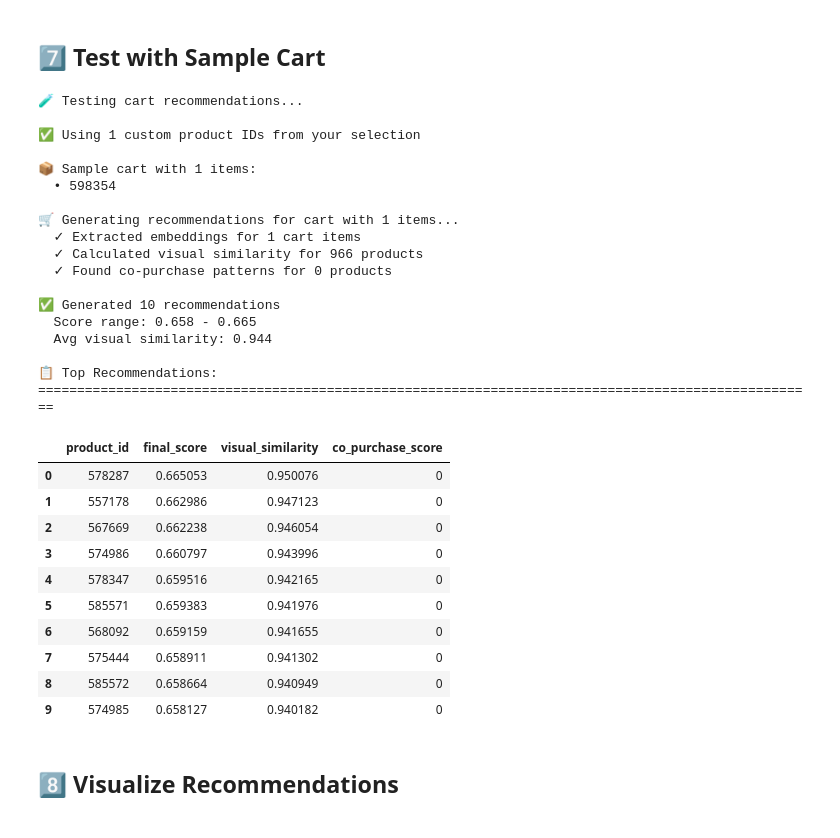
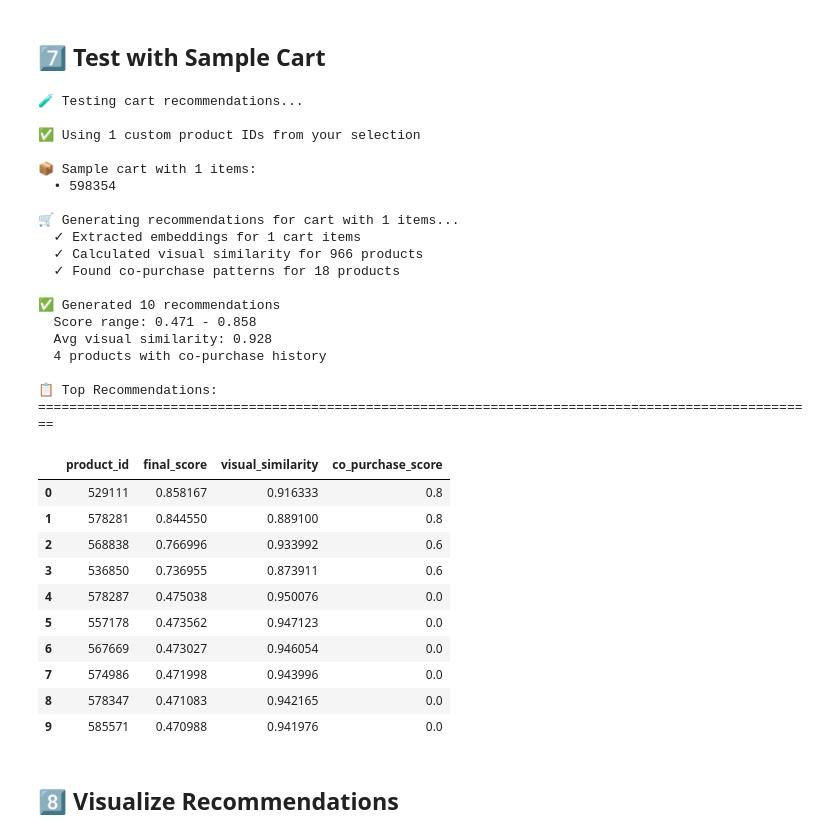
Before and after one commit to bschelling/test, a Jupyter notebook: cart_recommendations.ipynb, the cells around one changed output. Drawn from its saved outputs; the diff is of its cells as text; code cells hidden in the pictures.

```diff
--- a/cart_recommendations.ipynb
+++ b/cart_recommendations.ipynb
@@ -20,8 +20,8 @@ TOP_K = 10  # Number of recommendations to return
 SIMILARITY_METHOD = 'cosine'  # cosine, euclidean
 
 # Scoring weights
-VISUAL_SIMILARITY_WEIGHT = 0.70
-CO_PURCHASE_WEIGHT = 0.30
+VISUAL_SIMILARITY_WEIGHT = 0.50  # 50% visual similarity
+CO_PURCHASE_WEIGHT = 0.50        # 50% behavioral (weighted co-occurrence)
 
 # Filtering options (optional)
 SAME_COLLECTION_BOOST = 1.2  # Boost score if from same collection
@@ -92,11 +92,10 @@ if 'id' in products.columns and 'artikel_id' not in products.columns:
 products['artikel_id'] = products['artikel_id'].astype(str)
 print(f"  ✓ Loaded {len(products):,} products from catalog")
 
-# 2. Interaction data (for co-purchase patterns)
-interactions = pd.read_csv(f'{DATA_DIR}/sample_interactions.csv')
-interactions['timestamp'] = pd.to_datetime(interactions['timestamp'])
-interactions = interactions.dropna(subset=['product_id'])
-interactions['product_id'] = interactions['product_id'].astype(int).astype(str)
+# 2. Co-occurrence matrix from BigQuery (weighted: purchase=10, cart=5, view=1)
+co_occurrence_file = f'{DATA_DIR}/bq-results-20251208-065305-1765177011949.csv'
+co_occurrence_df = pd.read_csv(co_occurrence_file)
+print(f"  ✓ Loaded {len(co_occurrence_df):,} weighted co-occurrence pairs from BigQuery")
 
 # 3. Load pre-computed embeddings (if available)
 embeddings_file = Path(MODEL_DIR) / "hybrid_product_embeddings.npz"
@@ -117,8 +116,7 @@ else:
 print(f"\n✓ Data loaded successfully:")
 print(f"  Products in catalog: {len(products):,}")
 print(f"  Products with embeddings: {len(product_embeddings):,}")
-print(f"  Interactions: {len(interactions):,}")
-print(f"  Date range: {interactions['timestamp'].min()} to {interactions['timestamp'].max()}")
+print(f"  Co-occurrence pairs: {len(co_occurrence_df):,}")
 # %% [output]
 📂 Loading data sources...
   ✓ Loaded 11,969 products from catalog
@@ -494,6 +515,8 @@ def recommend_for_cart(cart_product_ids, top_k=TOP_K, verbose=True):
             for co_pid, count in co_purchase_matrix[cart_pid].items():
                 # Normalize by total purchases
                 co_purchase_scores[co_pid] += count
+        elif verbose:
+            print(f"  ⚠️  Cart product {cart_pid} not found in co-occurrence matrix")
 
     # Normalize co-purchase scores to 0-1 range
     if co_purchase_scores:
@@ -648,23 +671,19 @@ if CUSTOM_CART_PRODUCT_IDS is not None:
         print(f"✅ Using {len(sample_cart)} custom product IDs from your selection")
 else:
     # Automatic selection logic
-    # Find interactions for products with images
-    interactions_with_images = interactions[interactions['product_id'].isin(available_product_ids)]
+    # Get products that appear in co-occurrence matrix (have real purchase/cart data)
+    products_in_matrix = list(co_purchase_matrix.keys())
+    products_with_images_and_data = [pid for pid in products_in_matrix if pid in available_product_ids]
 
-    if len(interactions_with_images) > 0:
-        # Get a sample cart from products that have images
-        sample_customer = interactions_with_images[interactions_with_images['interaction_type'] == 'add_to_cart'].sample(1)
-        sample_cart = interactions_with_images[
-            (interactions_with_images['customer_id'] == sample_customer['customer_id'].values[0]) &
-            (interactions_with_images['interaction_type'] == 'add_to_cart')
-        ]['product_id'].unique()[:3].tolist()
-
-        # If cart is empty or too small, use random products with images
-        if len(sample_cart) == 0:
-            sample_cart = np.random.choice(available_product_ids, size=min(3, len(available_product_ids)), replace=False).tolist()
+    if len(products_with_images_and_data) >= 3:
+        # Use products that have both images and co-occurrence data
+        sample_cart = np.random.choice(products_with_images_and_data, size=3, replace=False).tolist()
+    elif len(products_with_images_and_data) > 0:
+        # Use what we have
+        sample_cart = products_with_images_and_data[:3]
     else:
         # Fallback: use any products with images
-        sample_cart = available_product_ids[:3]
+        sample_cart = np.random.choice(available_product_ids, size=min(3, len(available_product_ids)), replace=False).tolist()
 
 print(f"\n📦 Sample cart with {len(sample_cart)} items:")
 for pid in sample_cart:
@@ -681,46 +700,47 @@ recommendations = recommend_for_cart(sample_cart, top_k=10, verbose=True)
 if not recommendations.empty:
     print("\n📋 Top Recommendations:")
     print("="*100)
 
     display_cols = ['product_id', 'final_score', 'visual_similarity', 'co_purchase_score']
     if 'product_name' in recommendations.columns:
         display_cols.insert(1, 'product_name')
     if 'price' in recommendations.columns:
         display_cols.insert(2, 'price')
     if 'collection' in recommendations.columns:
         display_cols.insert(3, 'collection')
 
     display(recommendations[display_cols].head(10))
 # %% [output]
 🧪 Testing cart recommendations...
 
 ✅ Using 1 custom product IDs from your selection
 
 📦 Sample cart with 1 items:
   • 598354
 
 🛒 Generating recommendations for cart with 1 items...
   ✓ Extracted embeddings for 1 cart items
   ✓ Calculated visual similarity for 966 products
-  ✓ Found co-purchase patterns for 0 products
+  ✓ Found co-purchase patterns for 18 products
 
 ✅ Generated 10 recommendations
-  Score range: 0.658 - 0.665
-  Avg visual similarity: 0.944
+  Score range: 0.471 - 0.858
+  Avg visual similarity: 0.928
+  4 products with co-purchase history
 
 📋 Top Recommendations:
 ====================================================================================================
 |  | product_id | final_score | visual_similarity | co_purchase_score |
-| 0 | 578287 | 0.665053 | 0.950076 | 0 |
-| 1 | 557178 | 0.662986 | 0.947123 | 0 |
-| 2 | 567669 | 0.662238 | 0.946054 | 0 |
-| 3 | 574986 | 0.660797 | 0.943996 | 0 |
-| 4 | 578347 | 0.659516 | 0.942165 | 0 |
-| 5 | 585571 | 0.659383 | 0.941976 | 0 |
-| 6 | 568092 | 0.659159 | 0.941655 | 0 |
-| 7 | 575444 | 0.658911 | 0.941302 | 0 |
-| 8 | 585572 | 0.658664 | 0.940949 | 0 |
-| 9 | 574985 | 0.658127 | 0.940182 | 0 |
+| 0 | 529111 | 0.858167 | 0.916333 | 0.8 |
+| 1 | 578281 | 0.844550 | 0.889100 | 0.8 |
+| 2 | 568838 | 0.766996 | 0.933992 | 0.6 |
+| 3 | 536850 | 0.736955 | 0.873911 | 0.6 |
+| 4 | 578287 | 0.475038 | 0.950076 | 0.0 |
+| 5 | 557178 | 0.473562 | 0.947123 | 0.0 |
+| 6 | 567669 | 0.473027 | 0.946054 | 0.0 |
+| 7 | 574986 | 0.471998 | 0.943996 | 0.0 |
+| 8 | 578347 | 0.471083 | 0.942165 | 0.0 |
+| 9 | 585571 | 0.470988 | 0.941976 | 0.0 |
 # %% [markdown]
 ## 8️⃣ Visualize Recommendations
 # %%
```
Also changed, not shown: parts of 5 cells of this notebook, 4 other files.
